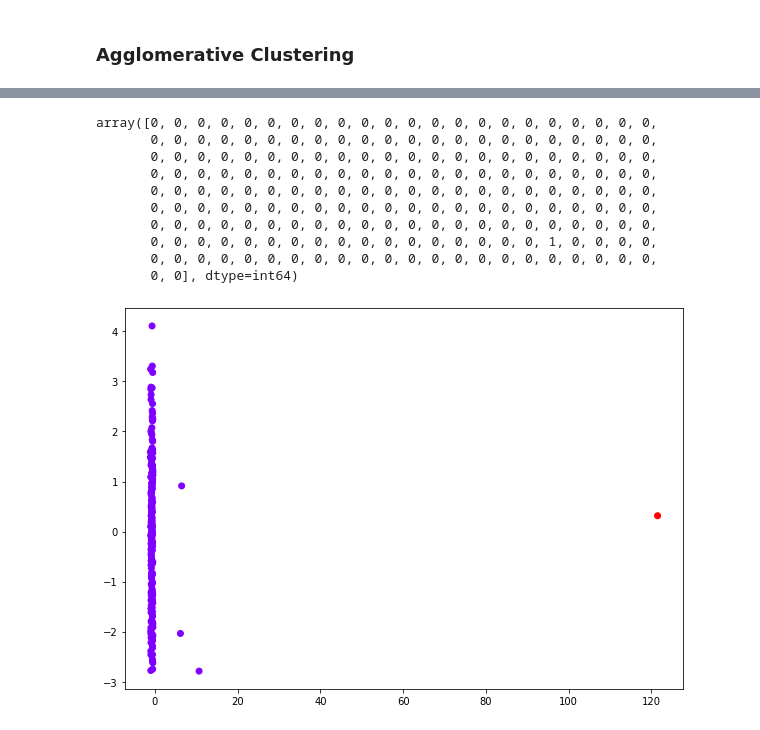
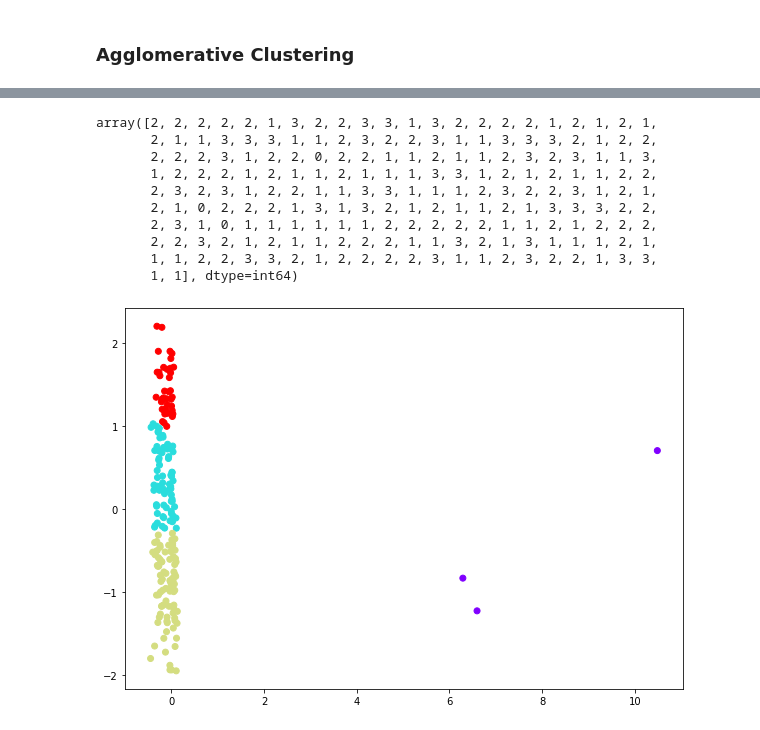
Before and after one commit to pedromlsreis/paranormal_distributions, a Jupyter notebook: explore_nb.ipynb, the cells around one changed output, grey strips where cells are left out. Drawn from its saved outputs; the diff is of its cells as text; code cells hidden in the pictures.

```diff
--- a/explore_nb.ipynb
+++ b/explore_nb.ipynb
@@ -93,0 +104,2 @@ plt.show()
+# %%
+principalDf = handle_nans(principalDf, principalDf.columns)
@@ -94,3 +111,7 @@ plt.show()
+# %%
+principalDf[:] = StandardScaler().fit_transform(principalDf[:])
+
+x = principalDf.values
 # %% [markdown]
 ### K-Means Clustering
 # %%
@@ -100,7 +121,7 @@ plt.figure(figsize=(10, 7))
 wcss = []
 for i in range(1, 11):
     kmeans = KMeans(n_clusters=i, init='k-means++', max_iter=300, n_init=10, random_state=0)
-    kmeans.fit(principalComponents)
+    kmeans.fit(x)
     wcss.append(kmeans.inertia_)
 plt.plot(range(1, 11), wcss)
 plt.title('Elbow Method')
@@ -132,25 +153,25 @@ dend = shc.dendrogram(shc.linkage(principalComponents, method='ward'))
 # %%
 from sklearn.cluster import AgglomerativeClustering
 
-n_clusters = 2
+n_clusters = 4
 
 cluster = AgglomerativeClustering(n_clusters=n_clusters, affinity='euclidean', linkage='ward')
-cluster.fit_predict(principalComponents)
+cluster.fit_predict(x)
 # %% [output]
-array([0, 0, 0, 0, 0, 0, 0, 0, 0, 0, 0, 0, 0, 0, 0, 0, 0, 0, 0, 0, 0, 0,
-       0, 0, 0, 0, 0, 0, 0, 0, 0, 0, 0, 0, 0, 0, 0, 0, 0, 0, 0, 0, 0, 0,
-       0, 0, 0, 0, 0, 0, 0, 0, 0, 0, 0, 0, 0, 0, 0, 0, 0, 0, 0, 0, 0, 0,
-       0, 0, 0, 0, 0, 0, 0, 0, 0, 0, 0, 0, 0, 0, 0, 0, 0, 0, 0, 0, 0, 0,
-       0, 0, 0, 0, 0, 0, 0, 0, 0, 0, 0, 0, 0, 0, 0, 0, 0, 0, 0, 0, 0, 0,
-       0, 0, 0, 0, 0, 0, 0, 0, 0, 0, 0, 0, 0, 0, 0, 0, 0, 0, 0, 0, 0, 0,
-       0, 0, 0, 0, 0, 0, 0, 0, 0, 0, 0, 0, 0, 0, 0, 0, 0, 0, 0, 0, 0, 0,
-       0, 0, 0, 0, 0, 0, 0, 0, 0, 0, 0, 0, 0, 0, 0, 0, 0, 1, 0, 0, 0, 0,
-       0, 0, 0, 0, 0, 0, 0, 0, 0, 0, 0, 0, 0, 0, 0, 0, 0, 0, 0, 0, 0, 0,
-       0, 0], dtype=int64)
+array([2, 2, 2, 2, 2, 1, 3, 2, 2, 3, 3, 1, 3, 2, 2, 2, 2, 1, 2, 1, 2, 1,
+       2, 1, 1, 3, 3, 3, 1, 1, 2, 3, 2, 2, 3, 1, 1, 3, 3, 3, 2, 1, 2, 2,
+       2, 2, 2, 3, 1, 2, 2, 0, 2, 2, 1, 1, 2, 1, 1, 2, 3, 2, 3, 1, 1, 3,
+       1, 2, 2, 2, 1, 2, 1, 1, 2, 1, 1, 1, 3, 3, 1, 2, 1, 2, 1, 1, 2, 2,
+       2, 3, 2, 3, 1, 2, 2, 1, 1, 3, 3, 1, 1, 1, 2, 3, 2, 2, 3, 1, 2, 1,
+       2, 1, 0, 2, 2, 2, 1, 3, 1, 3, 2, 1, 2, 1, 1, 2, 1, 3, 3, 3, 2, 2,
+       2, 3, 1, 0, 1, 1, 1, 1, 1, 1, 2, 2, 2, 2, 2, 1, 1, 2, 1, 2, 2, 2,
+       2, 2, 3, 2, 1, 2, 1, 1, 2, 2, 2, 1, 1, 3, 2, 1, 3, 1, 1, 1, 2, 1,
+       1, 1, 2, 2, 3, 3, 2, 1, 2, 2, 2, 2, 3, 1, 1, 2, 3, 2, 2, 1, 3, 3,
+       1, 1], dtype=int64)
 # %%
 plt.figure(figsize=(10, 7))
-plt.scatter(principalComponents[:,0], principalComponents[:,1], c=cluster.labels_, cmap='rainbow')
+plt.scatter(x[:,0], x[:,1], c=cluster.labels_, cmap='rainbow')
 
 plt.show()
 # %% [output]
-[figure, old version]
+[figure, new version]
```
Also changed, not shown: parts of 11 cells of this notebook.
